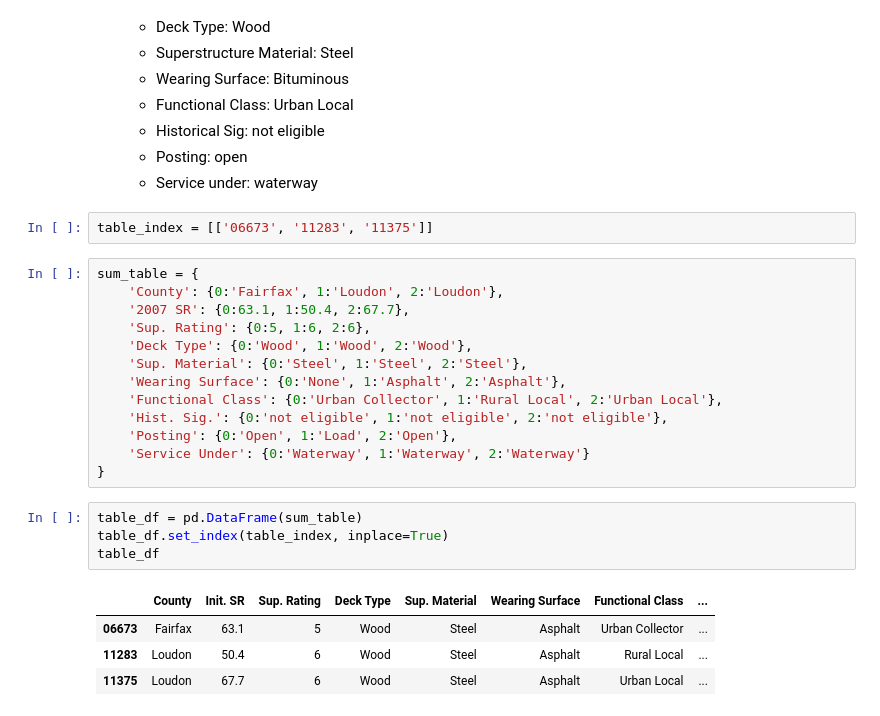
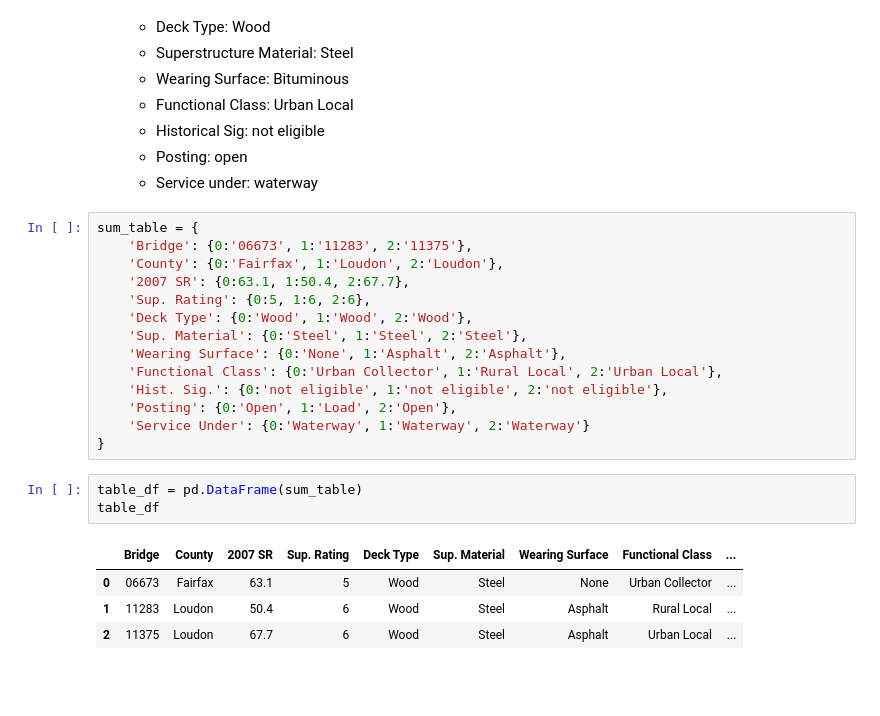
Before and after one commit to kevscon/bridge-ratings, a Jupyter notebook: results.ipynb, the cells around one changed output. Cells and saved outputs as stored; diff of their text form; blank space fills up the shorter version.

```diff
--- a/results.ipynb
+++ b/results.ipynb
@@ -467,10 +431,9 @@ Features:
     - Historical Sig: not eligible
     - Posting: open
     - Service under: waterway
-# %%
-table_index = [['06673', '11283', '11375']]
 # %%
 sum_table = {
+    'Bridge': {0:'06673', 1:'11283', 2:'11375'},
     'County': {0:'Fairfax', 1:'Loudon', 2:'Loudon'},
     '2007 SR': {0:63.1, 1:50.4, 2:67.7},
     'Sup. Rating': {0:5, 1:6, 2:6},
@@ -484,10 +447,9 @@ sum_table = {
 }
 # %%
 table_df = pd.DataFrame(sum_table)
-table_df.set_index(table_index, inplace=True)
 table_df
 # %% [output]
-|  | County | Init. SR | Sup. Rating | Deck Type | Sup. Material | Wearing Surface | Functional Class | ... |
-| 06673 | Fairfax | 63.1 | 5 | Wood | Steel | Asphalt | Urban Collector | ... |
-| 11283 | Loudon | 50.4 | 6 | Wood | Steel | Asphalt | Rural Local | ... |
-| 11375 | Loudon | 67.7 | 6 | Wood | Steel | Asphalt | Urban Local | ... |
+|  | Bridge | County | 2007 SR | Sup. Rating | Deck Type | Sup. Material | Wearing Surface | Functional Class | ... |
+| 0 | 06673 | Fairfax | 63.1 | 5 | Wood | Steel | None | Urban Collector | ... |
+| 1 | 11283 | Loudon | 50.4 | 6 | Wood | Steel | Asphalt | Rural Local | ... |
+| 2 | 11375 | Loudon | 67.7 | 6 | Wood | Steel | Asphalt | Urban Local | ... |
```
Also changed, not shown: parts of 15 cells of this notebook, 1 other file.
